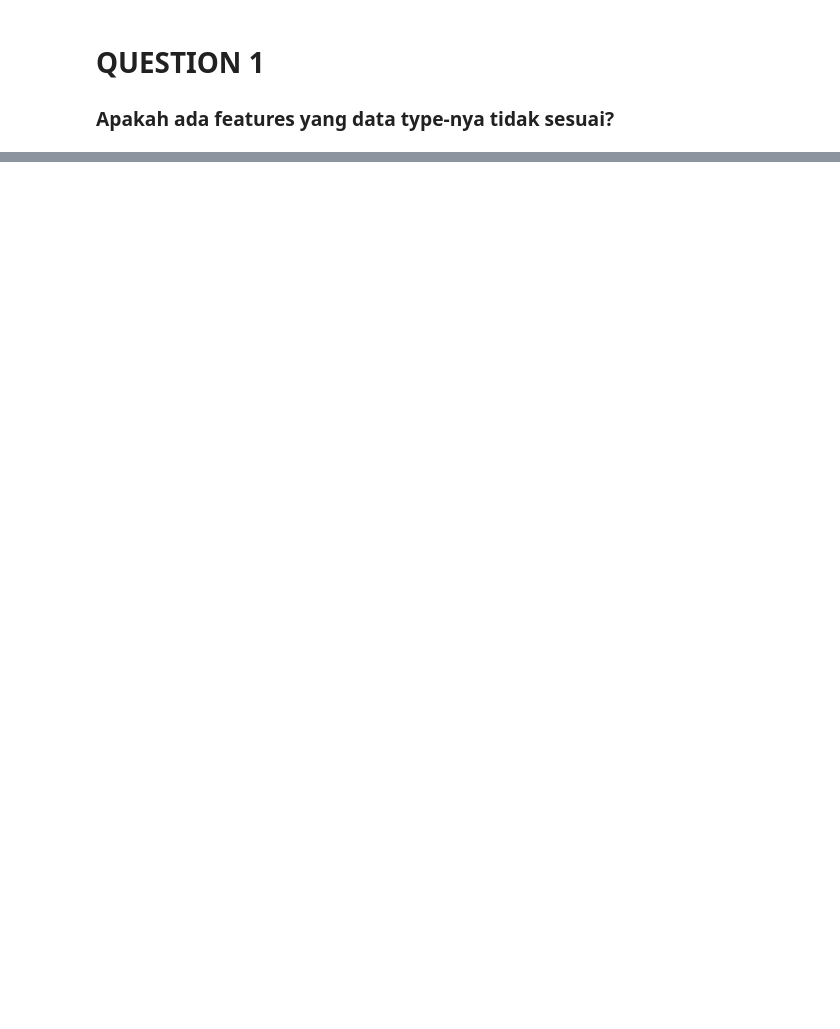
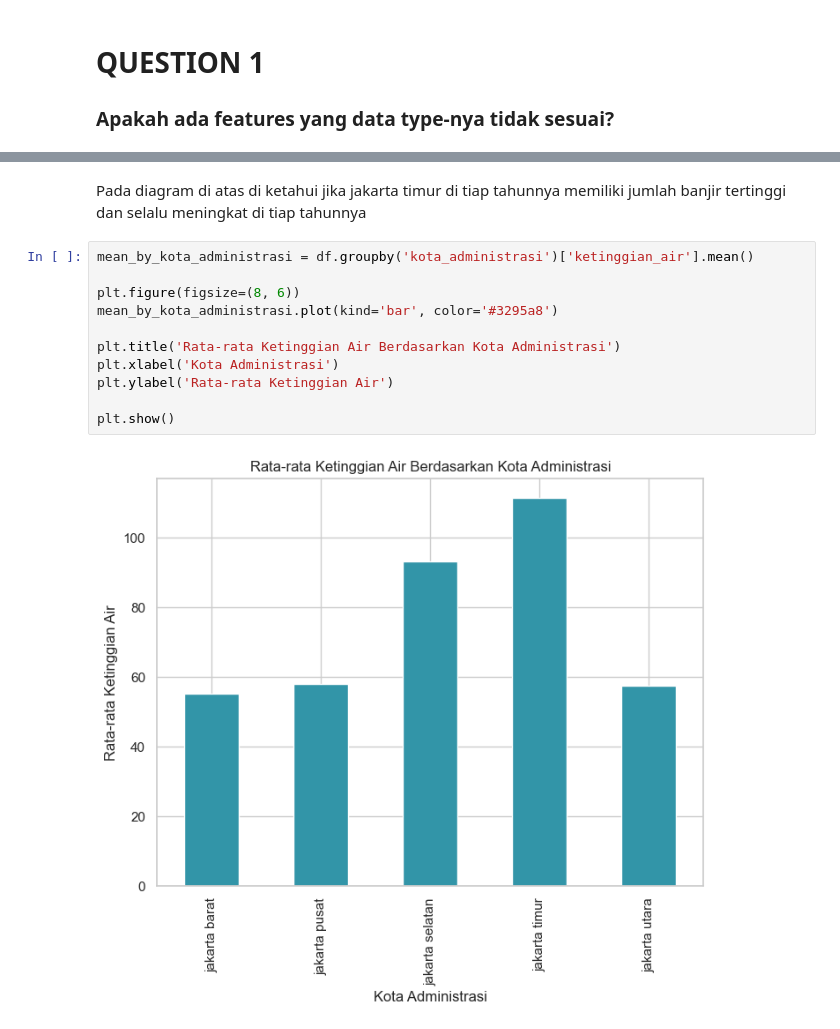
Before and after one commit to mazizr/Compfest-DAS, a Jupyter notebook: informasi_1.ipynb, the cells around one changed output, grey strips where cells are left out. Drawn from its saved outputs; the diff is of its cells as text; blank space fills up the shorter version.

```diff
--- a/informasi_1.ipynb
+++ b/informasi_1.ipynb
@@ -136,0 +286,15 @@ for i in df['ketinggian_air'].to_numpy() :
+# %% [markdown]
+Pada diagram di atas di ketahui jika jakarta timur di tiap tahunnya memiliki jumlah banjir tertinggi dan selalu meningkat di tiap tahunnya
+# %%
+mean_by_kota_administrasi = df.groupby('kota_administrasi')['ketinggian_air'].mean()
+
+plt.figure(figsize=(8, 6))
+mean_by_kota_administrasi.plot(kind='bar', color='#3295a8')
+
+plt.title('Rata-rata Ketinggian Air Berdasarkan Kota Administrasi')
+plt.xlabel('Kota Administrasi')
+plt.ylabel('Rata-rata Ketinggian Air')
+
+plt.show()
+# %% [output]
+[figure, added]
```
Also changed, not shown: parts of 32 cells of this notebook.
